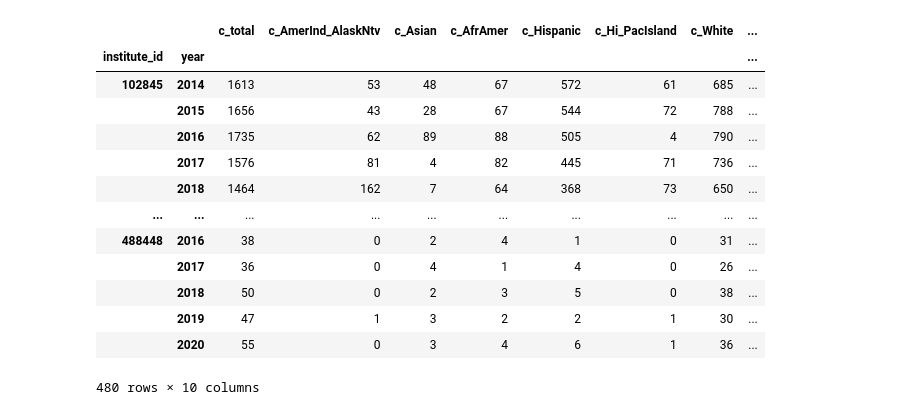
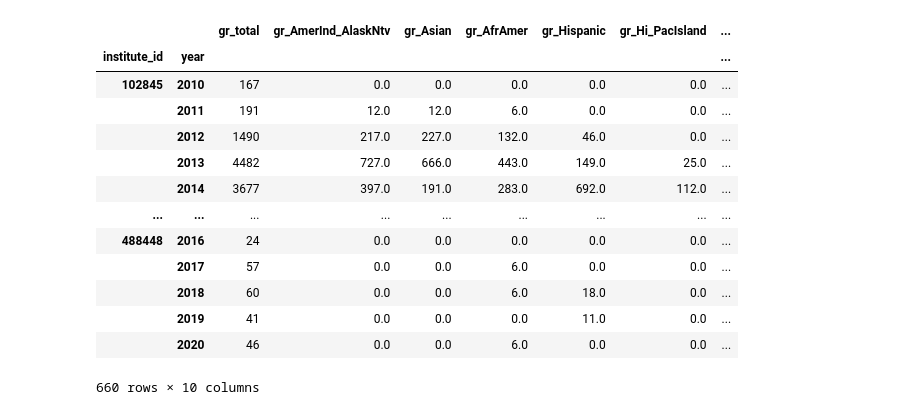
Before and after one commit to he-chang/data5100project, a Jupyter notebook: LoadEducationData.ipynb, the cells around one changed output. Saved outputs shown, nothing was run; the diff lists cells and outputs as text; code cells hidden in the pictures.

```diff
--- a/LoadEducationData.ipynb
+++ b/LoadEducationData.ipynb
@@ -24,7 +24,7 @@ for f in files:
 # Merge the data frames into one dataframe per category
 unv_df = dataframes['university_data'][0]
 enr_df = dataframes['enrollment_data'][0]
-cmpl_df = dataframes['completion_data'][0]
+grad_df = dataframes['graduation_data'][0]
 
 for key in dataframes.keys():
     df_list = dataframes[key]
@@ -40,14 +40,14 @@ for key in dataframes.keys():
                 unv_df = pd.concat([unv_df, l_item])
             elif key == 'enrollment_data':
                 enr_df = pd.concat([enr_df, l_item])
-            elif key == 'completion_data':
-                cmpl_df = pd.concat([cmpl_df, l_item])
+            elif key == 'graduation_data':
+                grad_df = pd.concat([grad_df, l_item])
 
         count += 1
 # %%
 #school_data = pd.read_csv("C:\\project\\2014\\adm2014.csv", encoding = 'ISO-8859-1')
 # Grab Washington Schools only
-wa_unv_df = unv_df[(unv_df['STABBR'] == 'WA') & (unv_df['ICLEVEL'] == 1)][['UNITID', 'INSTNM', 'STABBR', 'ICLEVEL', 'year']]
+wa_unv_df = unv_df[(unv_df['STABBR'] == 'WA') & (unv_df['ICLEVEL'] == 1) & (unv_df['HLOFFER'].isin([5,6,7,8,9]))][['UNITID', 'INSTNM', 'STABBR', 'ICLEVEL', 'year']]
 wa_unv_df
 # %% [output]
 |  | UNITID | INSTNM | STABBR | ICLEVEL | year |
@@ -124,4 +167,4 @@ df_enrollment
 # %%
-wa_cmpl_df = cmpl_df[cmpl_df['UNITID'].isin(wa_unv_df['UNITID'])]
-wa_cmpl_df
+wa_grad_df = grad_df[grad_df['UNITID'].isin(wa_unv_df['UNITID'])]
+wa_grad_df
 # %% [output]
@@ -141,16 +184,17 @@ wa_cmpl_df
 # %%
 # rename variables to something that we can understand better
-wa_cmpl_df = wa_cmpl_df.rename(columns={'UNITID': 'institute_id',
-                       'CSTOTLT': 'c_total',
-                       'CSAIANT': 'c_AmerInd_AlaskNtv',
-                       'CSASIAT': 'c_Asian',
-                       'CSBKAAT': 'c_AfrAmer',
-                       'CSHISPT': 'c_Hispanic',
-                       'CSNHPIT': 'c_Hi_PacIsland',
-                       'CSWHITT': 'c_White',
-                       'CS2MORT': 'c_2orMore',
-                       'CSUNKNT': 'c_unknown',
-                       'CSNRALT': 'c_nonresAlien'
+wa_grad_df = wa_grad_df.rename(columns={'UNITID': 'institute_id',
+                       'COHORT':  'cohort',
+                       'GRTOTLT': 'gr_total',
+                       'GRAIANT': 'gr_AmerInd_AlaskNtv',
+                       'GRASIAT': 'gr_Asian',
+                       'GRBKAAT': 'gr_AfrAmer',
+                       'GRHISPT': 'gr_Hispanic',
+                       'GRNHPIT': 'gr_Hi_PacIsland',
+                       'GRWHITT': 'gr_White',
+                       'GR2MORT': 'gr_2orMore',
+                       'GRUNKNT': 'gr_unknown',
+                       'GRNRALT': 'gr_nonresAlien'
                        })
-wa_cmpl_df
+wa_grad_df
 # %% [output]
@@ -170,19 +214,19 @@ wa_cmpl_df
 # %%
-df_completion = wa_cmpl_df[['institute_id', 'c_total', 'c_AmerInd_AlaskNtv', 'c_Asian', 'c_AfrAmer', 'c_Hispanic', 'c_Hi_PacIsland', 'c_White', 'c_2orMore', 'c_unknown', 'c_nonresAlien', 'year']].groupby(['institute_id', 'year']).sum()
-df_completion
+df_graduation = wa_grad_df[['institute_id', 'gr_total', 'gr_AmerInd_AlaskNtv', 'gr_Asian', 'gr_AfrAmer', 'gr_Hispanic', 'gr_Hi_PacIsland', 'gr_White', 'gr_2orMore', 'gr_unknown', 'gr_nonresAlien', 'year']].groupby(['institute_id', 'year']).sum()
+df_graduation
 # %% [output]
-|  |  | c_total | c_AmerInd_AlaskNtv | c_Asian | c_AfrAmer | c_Hispanic | c_Hi_PacIsland | c_White | ... |
-| institute_id | year |  |  |  |  |  |  |  | ... |
-| 102845 | 2014 | 1613 | 53 | 48 | 67 | 572 | 61 | 685 | ... |
-|  | 2015 | 1656 | 43 | 28 | 67 | 544 | 72 | 788 | ... |
-|  | 2016 | 1735 | 62 | 89 | 88 | 505 | 4 | 790 | ... |
-|  | 2017 | 1576 | 81 | 4 | 82 | 445 | 71 | 736 | ... |
-|  | 2018 | 1464 | 162 | 7 | 64 | 368 | 73 | 650 | ... |
-| ... | ... | ... | ... | ... | ... | ... | ... | ... | ... |
-| 488448 | 2016 | 38 | 0 | 2 | 4 | 1 | 0 | 31 | ... |
-|  | 2017 | 36 | 0 | 4 | 1 | 4 | 0 | 26 | ... |
-|  | 2018 | 50 | 0 | 2 | 3 | 5 | 0 | 38 | ... |
-|  | 2019 | 47 | 1 | 3 | 2 | 2 | 1 | 30 | ... |
-|  | 2020 | 55 | 0 | 3 | 4 | 6 | 1 | 36 | ... |
+|  |  | gr_total | gr_AmerInd_AlaskNtv | gr_Asian | gr_AfrAmer | gr_Hispanic | gr_Hi_PacIsland | ... |
+| institute_id | year |  |  |  |  |  |  | ... |
+| 102845 | 2010 | 167 | 0.0 | 0.0 | 0.0 | 0.0 | 0.0 | ... |
+|  | 2011 | 191 | 12.0 | 12.0 | 6.0 | 0.0 | 0.0 | ... |
+|  | 2012 | 1490 | 217.0 | 227.0 | 132.0 | 46.0 | 0.0 | ... |
+|  | 2013 | 4482 | 727.0 | 666.0 | 443.0 | 149.0 | 25.0 | ... |
+|  | 2014 | 3677 | 397.0 | 191.0 | 283.0 | 692.0 | 112.0 | ... |
+| ... | ... | ... | ... | ... | ... | ... | ... | ... |
+| 488448 | 2016 | 24 | 0.0 | 0.0 | 0.0 | 0.0 | 0.0 | ... |
+|  | 2017 | 57 | 0.0 | 0.0 | 6.0 | 0.0 | 0.0 | ... |
+|  | 2018 | 60 | 0.0 | 0.0 | 6.0 | 18.0 | 0.0 | ... |
+|  | 2019 | 41 | 0.0 | 0.0 | 0.0 | 11.0 | 0.0 | ... |
+|  | 2020 | 46 | 0.0 | 0.0 | 6.0 | 0.0 | 0.0 | ... |
-480 rows × 10 columns
+660 rows × 10 columns
 # %%
```
Also changed, not shown: parts of 14 cells of this notebook, 1 other file.
